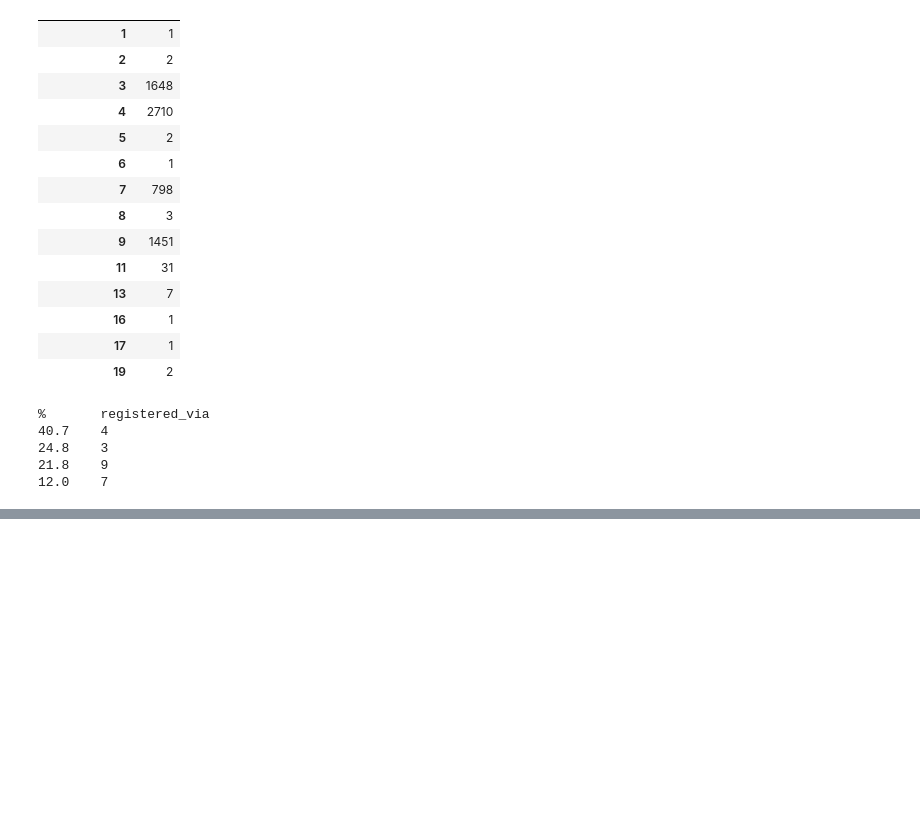
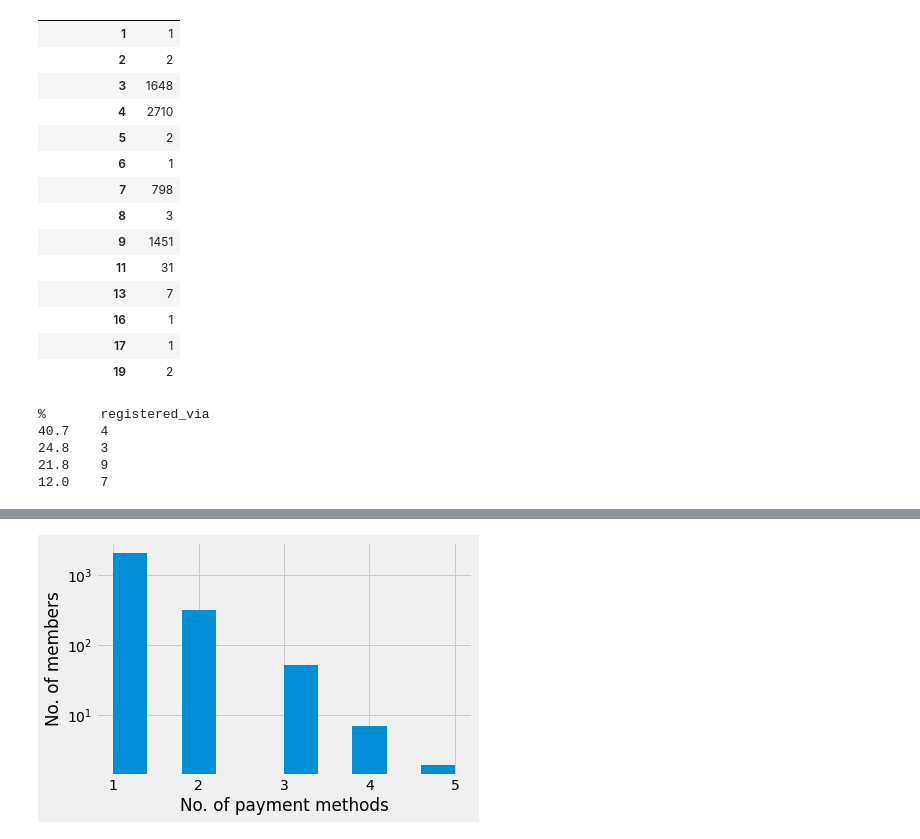
Before and after one commit to ysereda/Springboard, a Jupyter notebook: Capstone2_CustomerChurn.ipynb, the cells around one changed output, grey strips where cells are left out. Cells and saved outputs as stored; diff of their text form; code cells hidden in the pictures; blank space fills up the shorter version.

```diff
--- a/Capstone2_CustomerChurn.ipynb
+++ b/Capstone2_CustomerChurn.ipynb
@@ -370,0 +398,4 @@ print(f"{round(798/N*100,1)}\t7")
+# %%
+def nu(a):
+    '''No. of unique values'''
+    return len(np.unique(a))
@@ -370,0 +482,4 @@ print(f"{round(798/N*100,1)}\t7")
+# %%
+uv_pm = pd.pivot_table(trans, index='msno', values='payment_method_id', aggfunc=nu) # how many payment methods were used by each member
+uv_pm.rename(columns = {'payment_method_id':'n_payment_methods'}, inplace = True)
+uv_pm.head()
@@ -370,0 +510,7 @@ print(f"{round(798/N*100,1)}\t7")
+# %%
+plt.semilogy();
+uv_pm.n_payment_methods.hist();
+plt.xlabel('No. of payment methods');
+plt.ylabel('No. of members');
+# %% [output]
+[figure, added]
```
Also changed, not shown: parts of 68 cells of this notebook.
